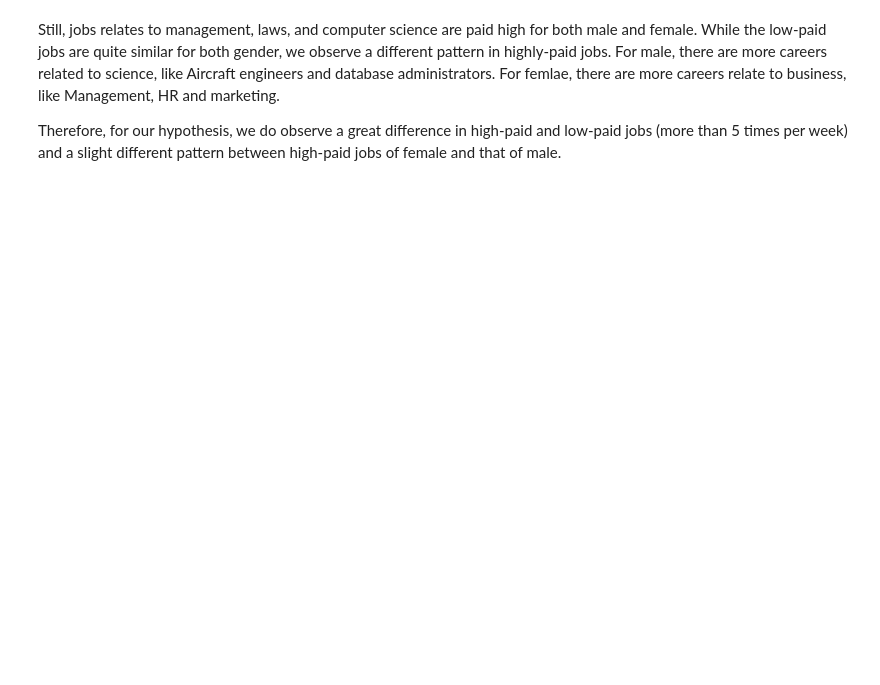
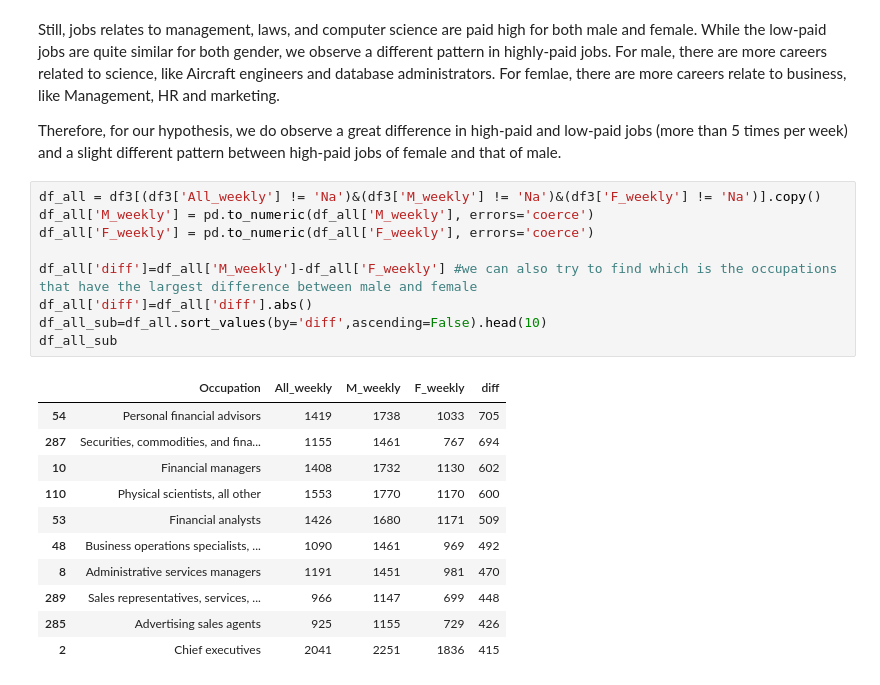
Before and after one commit to yrr-b/Computing-in-Context, a Jupyter notebook: yr2461_project3.ipynb, the cells around one changed output. Drawn from its saved outputs; the diff is of its cells as text; blank space fills up the shorter version.

```diff
--- a/yr2461_project3.ipynb
+++ b/yr2461_project3.ipynb
@@ -175,3 +175,24 @@ plt.show()
 Still, jobs relates to management, laws, and computer science are paid high for both male and female. While the low-paid jobs are quite similar for both gender, we observe a different pattern in highly-paid jobs. For male, there are more careers related to science, like Aircraft engineers and database administrators. For femlae, there are more careers relate to business, like Management, HR and marketing.
 
 Therefore, for our hypothesis, we do observe a great difference in high-paid and low-paid jobs (more than 5 times per week) and a slight different pattern between high-paid jobs of female and that of male.
+# %%
+df_all = df3[(df3['All_weekly'] != 'Na')&(df3['M_weekly'] != 'Na')&(df3['F_weekly'] != 'Na')].copy()
+df_all['M_weekly'] = pd.to_numeric(df_all['M_weekly'], errors='coerce')
+df_all['F_weekly'] = pd.to_numeric(df_all['F_weekly'], errors='coerce')
+
+df_all['diff']=df_all['M_weekly']-df_all['F_weekly'] #we can also try to find which is the occupations that have the largest difference between male and female
+df_all['diff']=df_all['diff'].abs()
+df_all_sub=df_all.sort_values(by='diff',ascending=False).head(10)
+df_all_sub
+# %% [output]
+|  | Occupation | All_weekly | M_weekly | F_weekly | diff |
+| 54 | Personal financial advisors | 1419 | 1738 | 1033 | 705 |
+| 287 | Securities, commodities, and fina... | 1155 | 1461 | 767 | 694 |
+| 10 | Financial managers | 1408 | 1732 | 1130 | 602 |
+| 110 | Physical scientists, all other | 1553 | 1770 | 1170 | 600 |
+| 53 | Financial analysts | 1426 | 1680 | 1171 | 509 |
+| 48 | Business operations specialists, ... | 1090 | 1461 | 969 | 492 |
+| 8 | Administrative services managers | 1191 | 1451 | 981 | 470 |
+| 289 | Sales representatives, services, ... | 966 | 1147 | 699 | 448 |
+| 285 | Advertising sales agents | 925 | 1155 | 729 | 426 |
+| 2 | Chief executives | 2041 | 2251 | 1836 | 415 |
```
Also changed, not shown: parts of 3 cells of this notebook.
